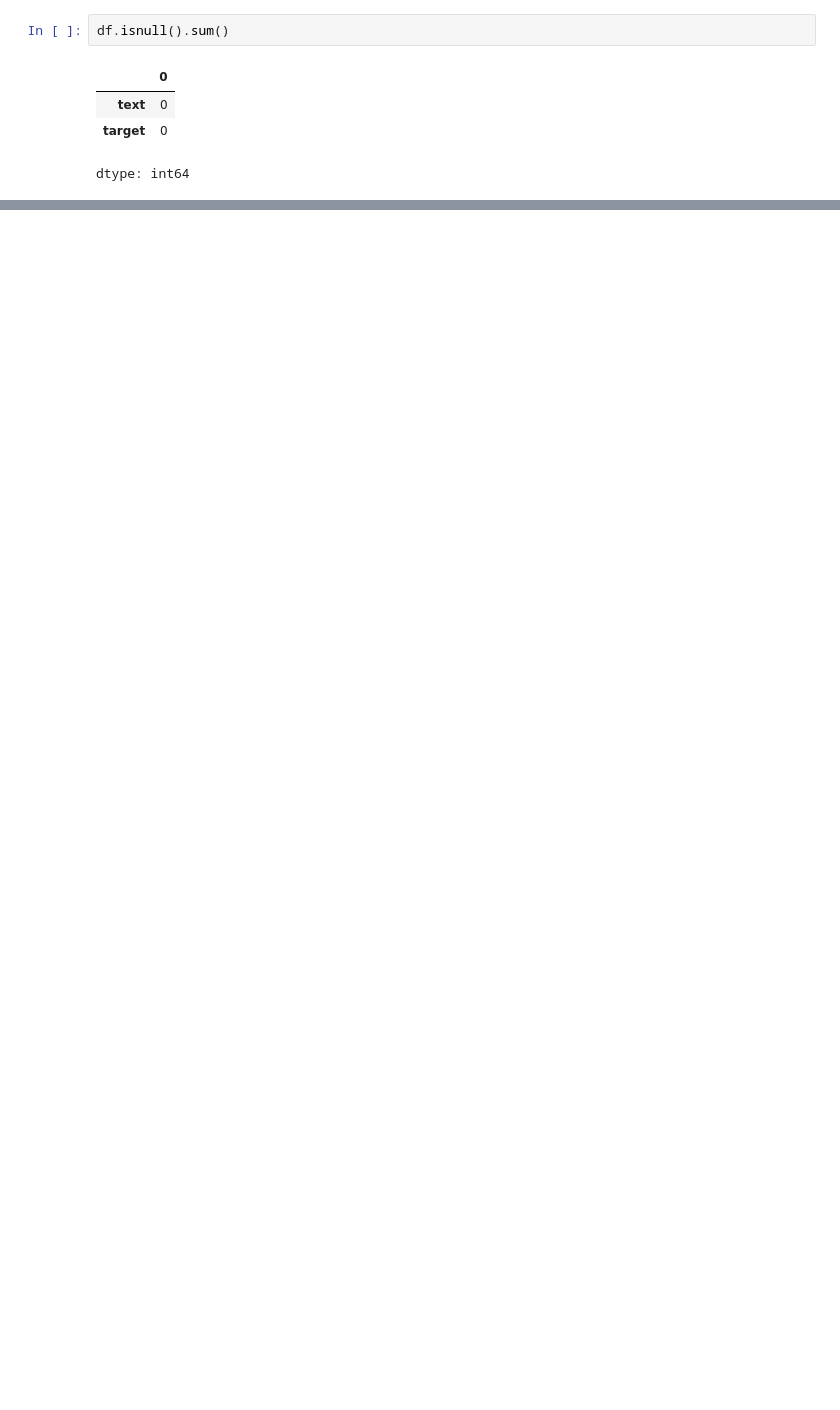
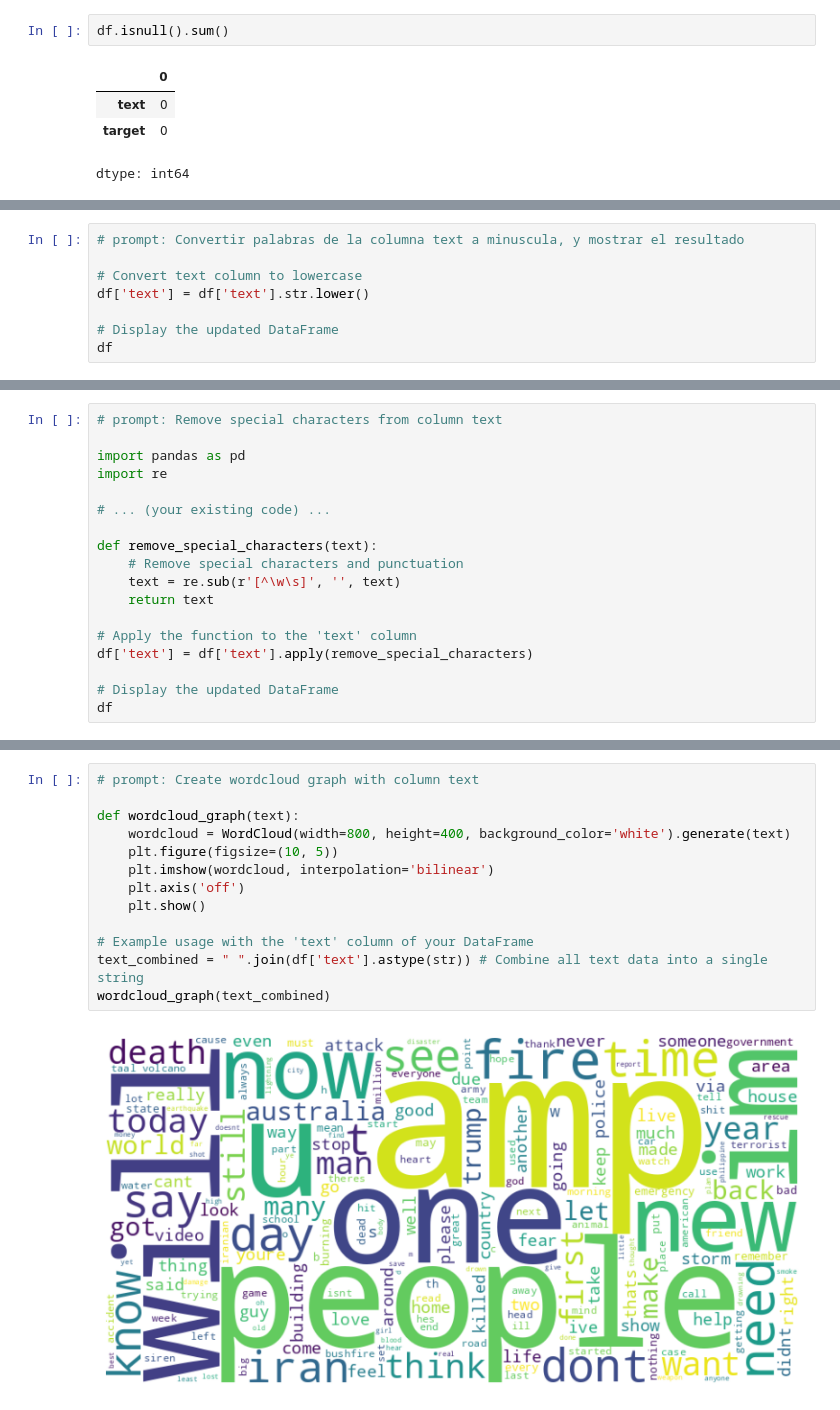
Before and after one commit to andresgabas/DSIII-, a Jupyter notebook: Proyecto_final_DS3.ipynb, the cells around one changed output, grey strips where cells are left out. Drawn from its saved outputs; the diff is of its cells as text; blank space fills up the shorter version.

```diff
--- a/Proyecto_final_DS3.ipynb
+++ b/Proyecto_final_DS3.ipynb
@@ -90,0 +141,8 @@ dtype: int64
+# %%
+# prompt: Convertir palabras de la columna text a minuscula, y mostrar el resultado
+
+# Convert text column to lowercase
+df['text'] = df['text'].str.lower()
+
+# Display the updated DataFrame
+df
@@ -90,0 +163,18 @@ dtype: int64
+# %%
+# prompt: Remove special characters from column text
+
+import pandas as pd
+import re
+
+# ... (your existing code) ...
+
+def remove_special_characters(text):
+    # Remove special characters and punctuation
+    text = re.sub(r'[^\w\s]', '', text)
+    return text
+
+# Apply the function to the 'text' column
+df['text'] = df['text'].apply(remove_special_characters)
+
+# Display the updated DataFrame
+df
@@ -90,0 +195,15 @@ dtype: int64
+# %%
+# prompt: Create wordcloud graph with column text
+
+def wordcloud_graph(text):
+    wordcloud = WordCloud(width=800, height=400, background_color='white').generate(text)
+    plt.figure(figsize=(10, 5))
+    plt.imshow(wordcloud, interpolation='bilinear')
+    plt.axis('off')
+    plt.show()
+
+# Example usage with the 'text' column of your DataFrame
+text_combined = " ".join(df['text'].astype(str)) # Combine all text data into a single string
+wordcloud_graph(text_combined)
+# %% [output]
+[figure, added]
```
Also changed, not shown: parts of 31 cells of this notebook.
